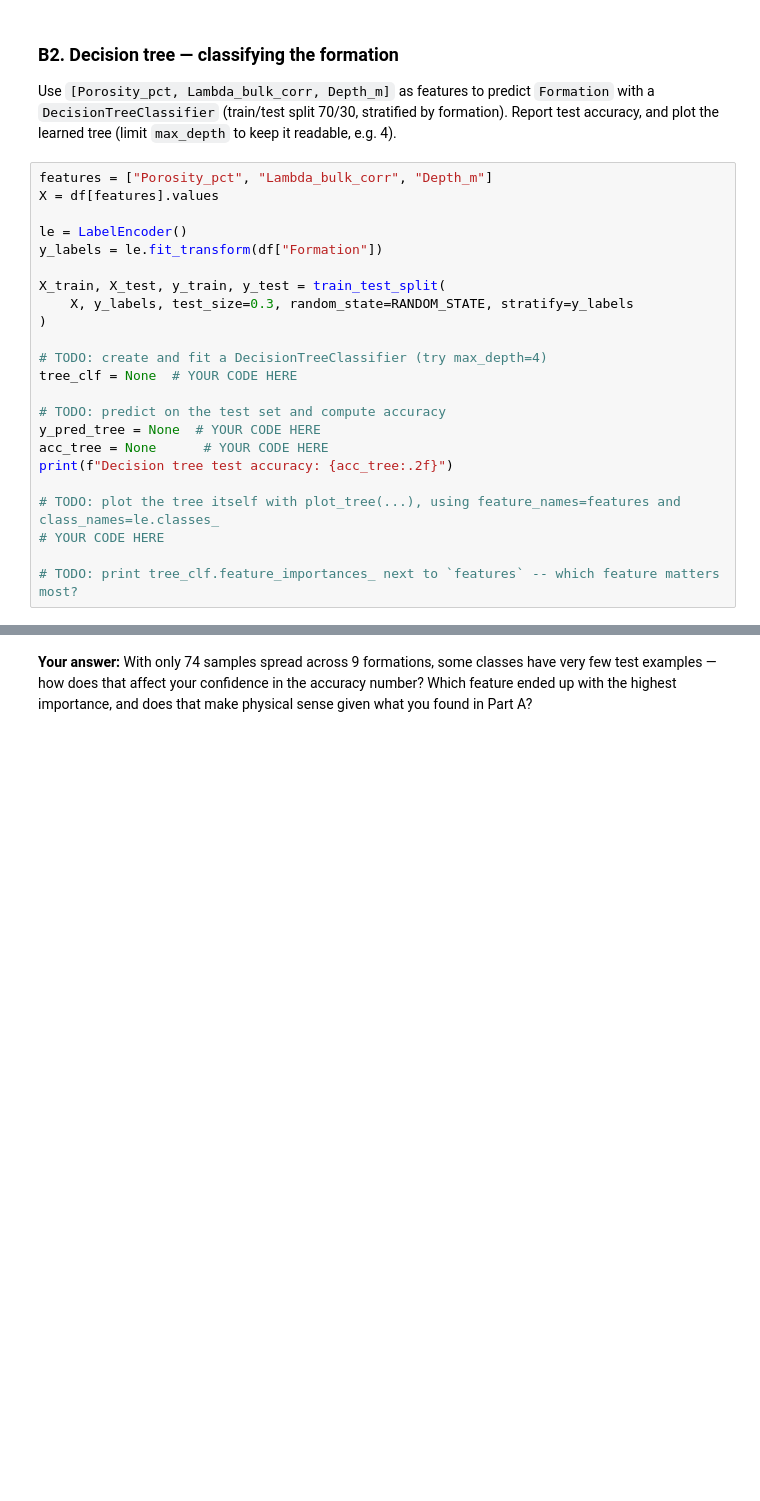
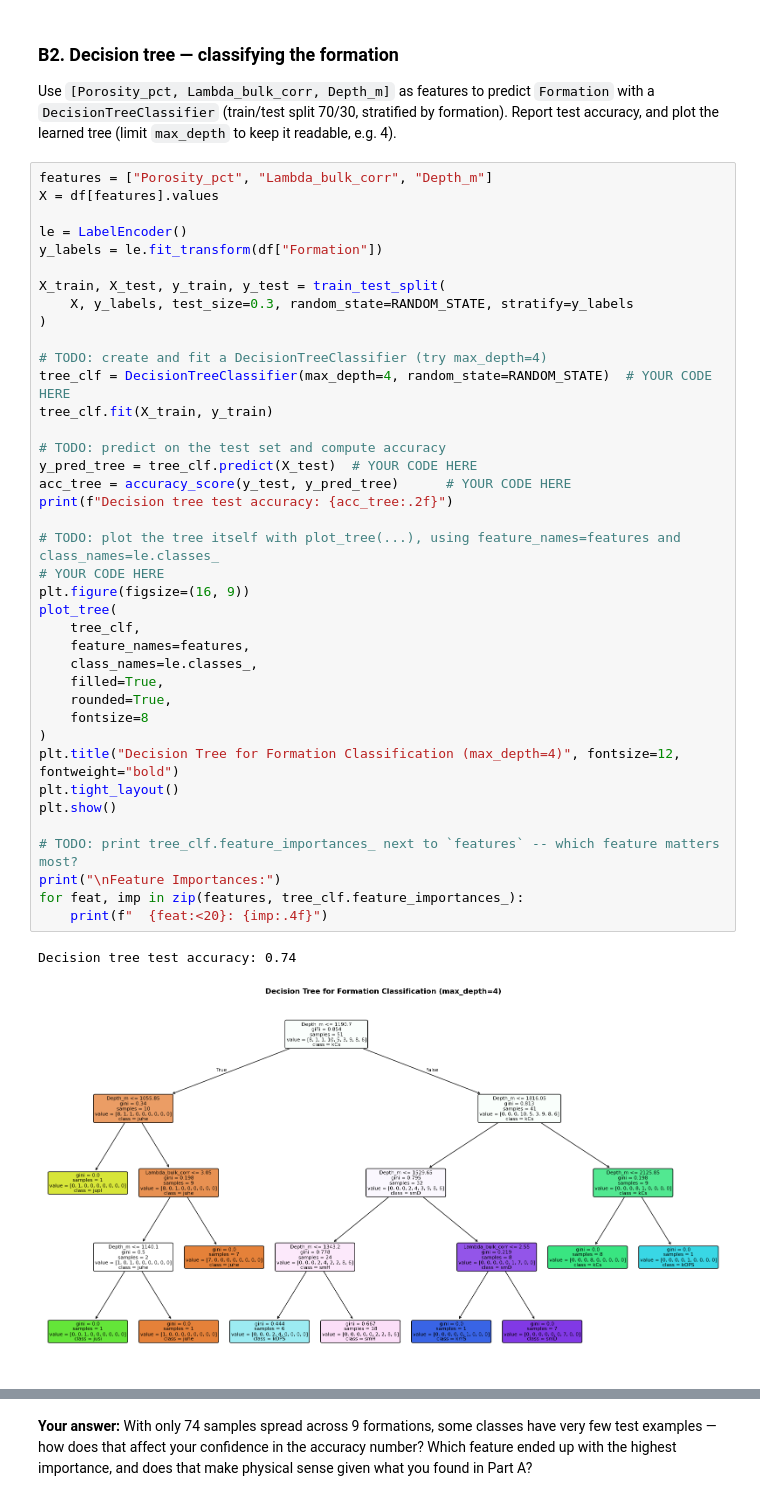
Before and after one commit to stoneypointer/ML_in_Geo, a Jupyter notebook: NEGB_Geothermal_Exercises_STUDENT.ipynb, the cells around one changed output, grey strips where cells are left out. Saved outputs shown, nothing was run; the diff lists cells and outputs as text; blank space fills up the shorter version.

```diff
--- a/NEGB_Geothermal_Exercises_STUDENT.ipynb
+++ b/NEGB_Geothermal_Exercises_STUDENT.ipynb
@@ -543,23 +576,42 @@ learned tree (limit `max_depth` to keep it readable, e.g. 4).
 # %%
 features = ["Porosity_pct", "Lambda_bulk_corr", "Depth_m"]
 X = df[features].values
 
 le = LabelEncoder()
 y_labels = le.fit_transform(df["Formation"])
 
 X_train, X_test, y_train, y_test = train_test_split(
     X, y_labels, test_size=0.3, random_state=RANDOM_STATE, stratify=y_labels
 )
 
 # TODO: create and fit a DecisionTreeClassifier (try max_depth=4)
-tree_clf = None  # YOUR CODE HERE
+tree_clf = DecisionTreeClassifier(max_depth=4, random_state=RANDOM_STATE)  # YOUR CODE HERE
+tree_clf.fit(X_train, y_train)
 
 # TODO: predict on the test set and compute accuracy
-y_pred_tree = None  # YOUR CODE HERE
-acc_tree = None      # YOUR CODE HERE
+y_pred_tree = tree_clf.predict(X_test)  # YOUR CODE HERE
+acc_tree = accuracy_score(y_test, y_pred_tree)      # YOUR CODE HERE
 print(f"Decision tree test accuracy: {acc_tree:.2f}")
 
 # TODO: plot the tree itself with plot_tree(...), using feature_names=features and class_names=le.classes_
 # YOUR CODE HERE
+plt.figure(figsize=(16, 9))
+plot_tree(
+    tree_clf,
+    feature_names=features,
+    class_names=le.classes_,
+    filled=True,
+    rounded=True,
+    fontsize=8
+)
+plt.title("Decision Tree for Formation Classification (max_depth=4)", fontsize=12, fontweight="bold")
+plt.tight_layout()
+plt.show()
 
 # TODO: print tree_clf.feature_importances_ next to `features` -- which feature matters most?
+print("\nFeature Importances:")
+for feat, imp in zip(features, tree_clf.feature_importances_):
+    print(f"  {feat:<20}: {imp:.4f}")
+# %% [output]
+Decision tree test accuracy: 0.74
+[figure, added]
```
Also changed, not shown: parts of 6 cells of this notebook.
